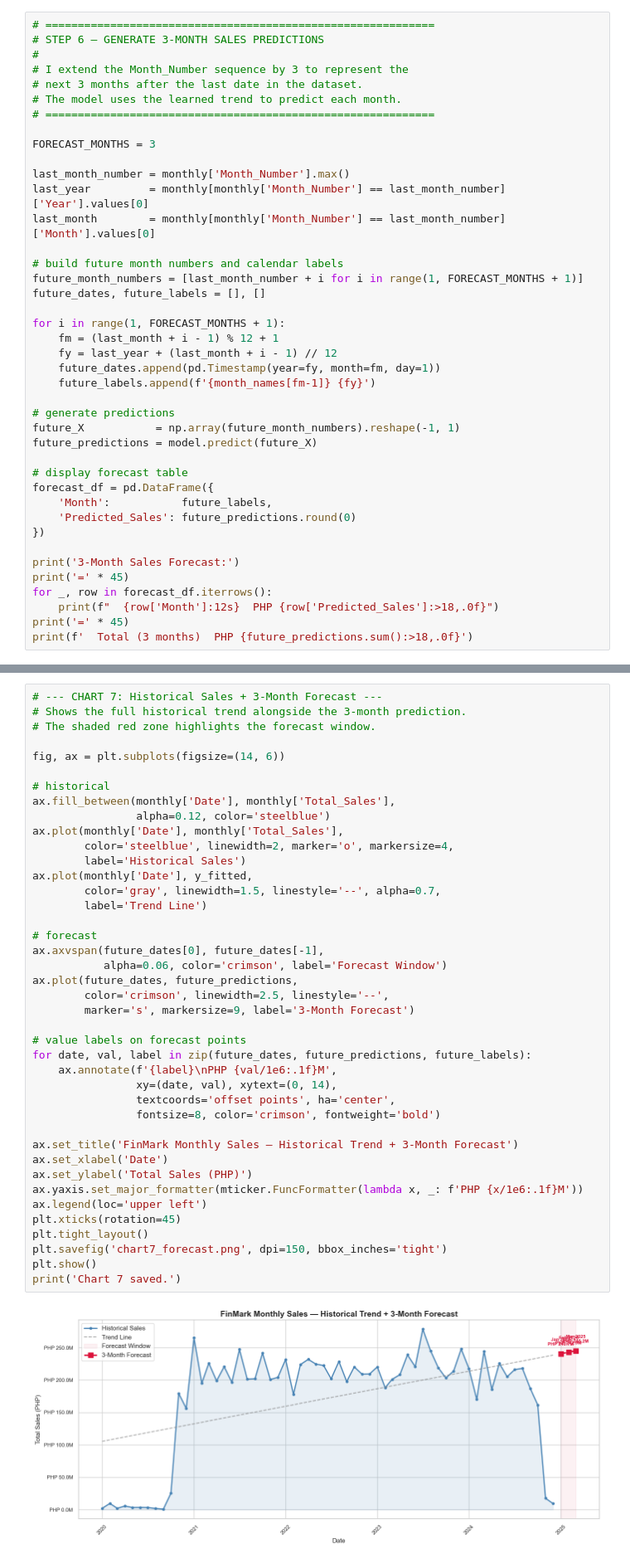
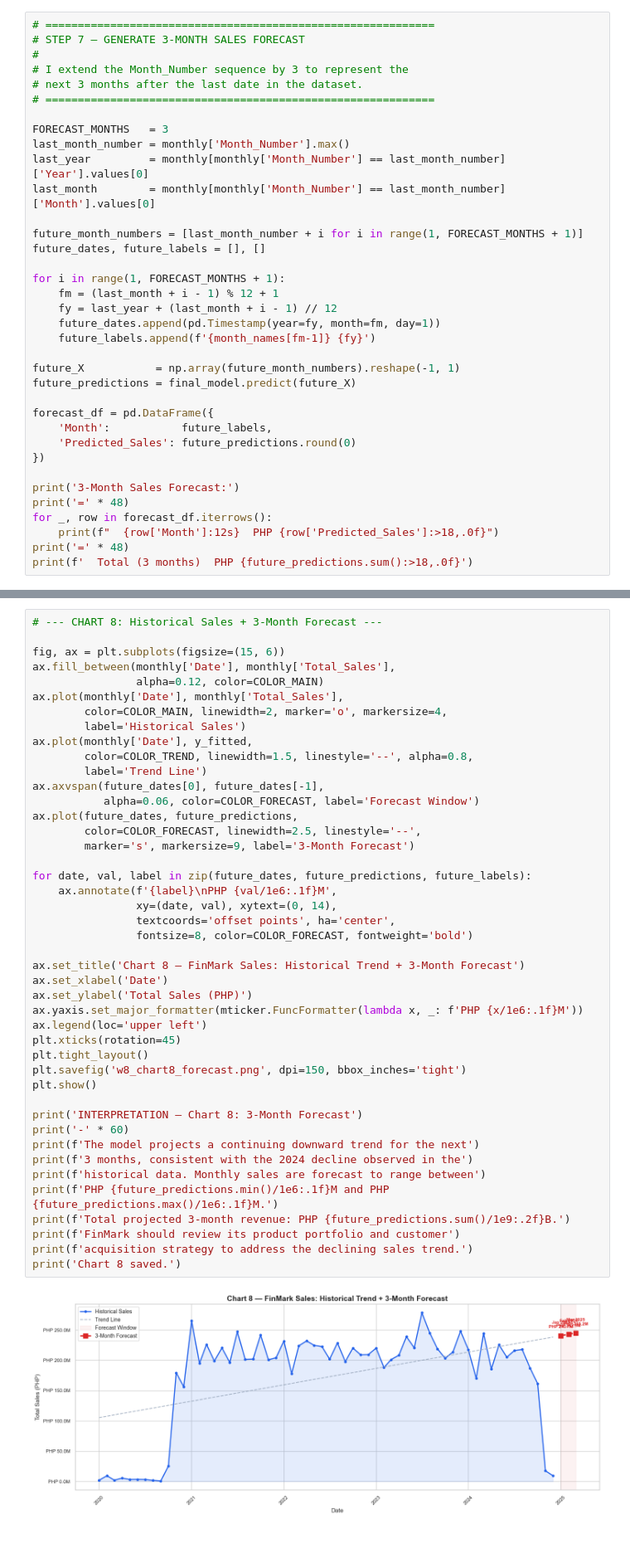
Before and after one commit to Matti2101/MO-IT134-Milestone-2-Project-Forecasting-Model-with-DataViz_BSIT-S3101, a Jupyter notebook: MO-IT134 Week 8 Homework Initial Project Forecasting Model BSIT S3101 PARAN.ipynb, the cells around one changed output, grey strips where cells are left out. Shown at 83% size. Drawn from its saved outputs; the diff is of its cells as text; blank space fills up the shorter version.

```diff
--- a/MO-IT134 Week 8 Homework Initial Project Forecasting Model BSIT S3101 PARAN.ipynb
+++ b/MO-IT134 Week 8 Homework Initial Project Forecasting Model BSIT S3101 PARAN.ipynb
@@ -464,19 +689,16 @@ Trend: monthly sales change by PHP 2,252,599 per month
 # %%
 # ============================================================
-# STEP 6 — GENERATE 3-MONTH SALES PREDICTIONS
+# STEP 7 — GENERATE 3-MONTH SALES FORECAST
 #
 # I extend the Month_Number sequence by 3 to represent the
 # next 3 months after the last date in the dataset.
-# The model uses the learned trend to predict each month.
 # ============================================================
 
-FORECAST_MONTHS = 3
-
+FORECAST_MONTHS   = 3
 last_month_number = monthly['Month_Number'].max()
 last_year         = monthly[monthly['Month_Number'] == last_month_number]['Year'].values[0]
 last_month        = monthly[monthly['Month_Number'] == last_month_number]['Month'].values[0]
 
-# build future month numbers and calendar labels
 future_month_numbers = [last_month_number + i for i in range(1, FORECAST_MONTHS + 1)]
 future_dates, future_labels = [], []
 
@@ -486,21 +708,19 @@ for i in range(1, FORECAST_MONTHS + 1):
     future_dates.append(pd.Timestamp(year=fy, month=fm, day=1))
     future_labels.append(f'{month_names[fm-1]} {fy}')
 
-# generate predictions
 future_X           = np.array(future_month_numbers).reshape(-1, 1)
-future_predictions = model.predict(future_X)
+future_predictions = final_model.predict(future_X)
 
-# display forecast table
 forecast_df = pd.DataFrame({
     'Month':           future_labels,
     'Predicted_Sales': future_predictions.round(0)
 })
 
 print('3-Month Sales Forecast:')
-print('=' * 45)
+print('=' * 48)
 for _, row in forecast_df.iterrows():
     print(f"  {row['Month']:12s}  PHP {row['Predicted_Sales']:>18,.0f}")
-print('=' * 45)
+print('=' * 48)
 print(f'  Total (3 months)  PHP {future_predictions.sum():>18,.0f}')
 # %% [output]
 3-Month Sales Forecast:
@@ -512,44 +732,47 @@ print(f'  Total (3 months)  PHP {future_predictions.sum():>18,.0f}')
   Total (3 months)  PHP        728,812,059
 # %%
-# --- CHART 7: Historical Sales + 3-Month Forecast ---
-# Shows the full historical trend alongside the 3-month prediction.
-# The shaded red zone highlights the forecast window.
+# --- CHART 8: Historical Sales + 3-Month Forecast ---
 
-fig, ax = plt.subplots(figsize=(14, 6))
-
-# historical
+fig, ax = plt.subplots(figsize=(15, 6))
 ax.fill_between(monthly['Date'], monthly['Total_Sales'],
-                alpha=0.12, color='steelblue')
+                alpha=0.12, color=COLOR_MAIN)
 ax.plot(monthly['Date'], monthly['Total_Sales'],
-        color='steelblue', linewidth=2, marker='o', markersize=4,
+        color=COLOR_MAIN, linewidth=2, marker='o', markersize=4,
         label='Historical Sales')
 ax.plot(monthly['Date'], y_fitted,
-        color='gray', linewidth=1.5, linestyle='--', alpha=0.7,
+        color=COLOR_TREND, linewidth=1.5, linestyle='--', alpha=0.8,
         label='Trend Line')
-
-# forecast
 ax.axvspan(future_dates[0], future_dates[-1],
-           alpha=0.06, color='crimson', label='Forecast Window')
+           alpha=0.06, color=COLOR_FORECAST, label='Forecast Window')
 ax.plot(future_dates, future_predictions,
-        color='crimson', linewidth=2.5, linestyle='--',
+        color=COLOR_FORECAST, linewidth=2.5, linestyle='--',
         marker='s', markersize=9, label='3-Month Forecast')
 
-# value labels on forecast points
 for date, val, label in zip(future_dates, future_predictions, future_labels):
     ax.annotate(f'{label}\nPHP {val/1e6:.1f}M',
                 xy=(date, val), xytext=(0, 14),
                 textcoords='offset points', ha='center',
-                fontsize=8, color='crimson', fontweight='bold')
+                fontsize=8, color=COLOR_FORECAST, fontweight='bold')
 
-ax.set_title('FinMark Monthly Sales — Historical Trend + 3-Month Forecast')
+ax.set_title('Chart 8 — FinMark Sales: Historical Trend + 3-Month Forecast')
 ax.set_xlabel('Date')
 ax.set_ylabel('Total Sales (PHP)')
 ax.yaxis.set_major_formatter(mticker.FuncFormatter(lambda x, _: f'PHP {x/1e6:.1f}M'))
 ax.legend(loc='upper left')
 plt.xticks(rotation=45)
 plt.tight_layout()
-plt.savefig('chart7_forecast.png', dpi=150, bbox_inches='tight')
+plt.savefig('w8_chart8_forecast.png', dpi=150, bbox_inches='tight')
 plt.show()
-print('Chart 7 saved.')
+
+print('INTERPRETATION — Chart 8: 3-Month Forecast')
+print('-' * 60)
+print(f'The model projects a continuing downward trend for the next')
+print(f'3 months, consistent with the 2024 decline observed in the')
+print(f'historical data. Monthly sales are forecast to range between')
+print(f'PHP {future_predictions.min()/1e6:.1f}M and PHP {future_predictions.max()/1e6:.1f}M.')
+print(f'Total projected 3-month revenue: PHP {future_predictions.sum()/1e9:.2f}B.')
+print(f'FinMark should review its product portfolio and customer')
+print(f'acquisition strategy to address the declining sales trend.')
+print('Chart 8 saved.')
 # %% [output]
-[figure, old version]
+[figure, new version]
```
Also changed, not shown: parts of 18 cells of this notebook.
